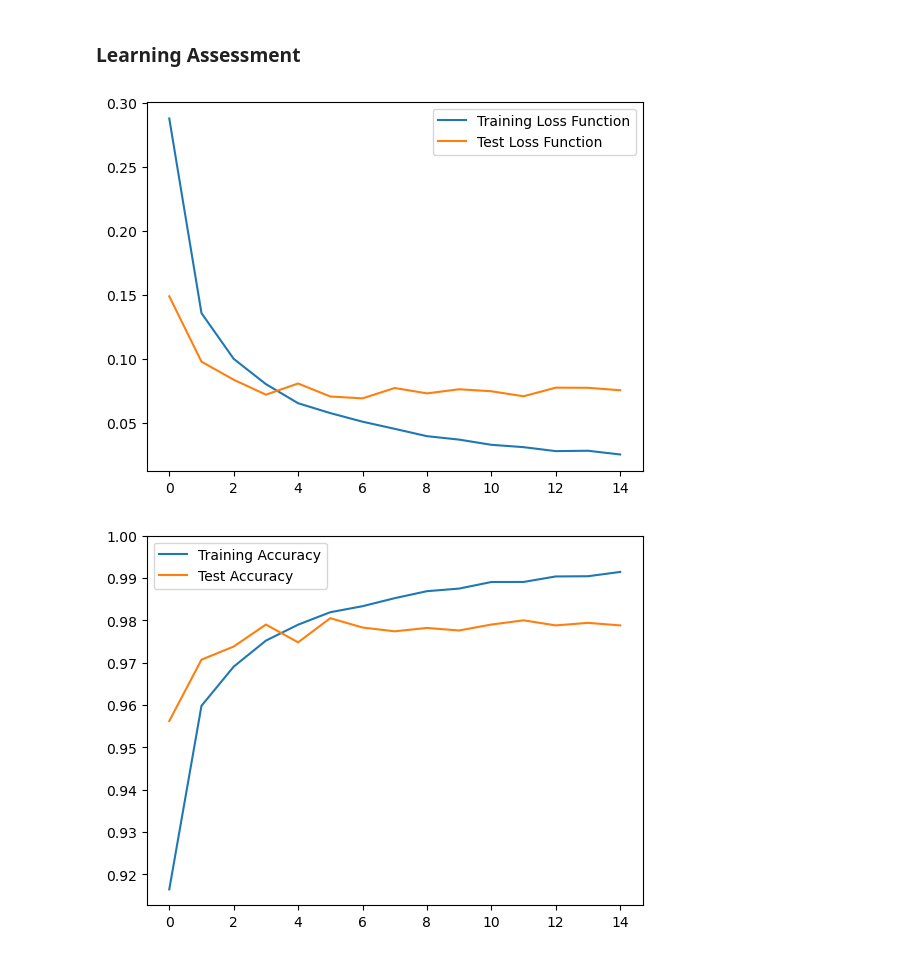
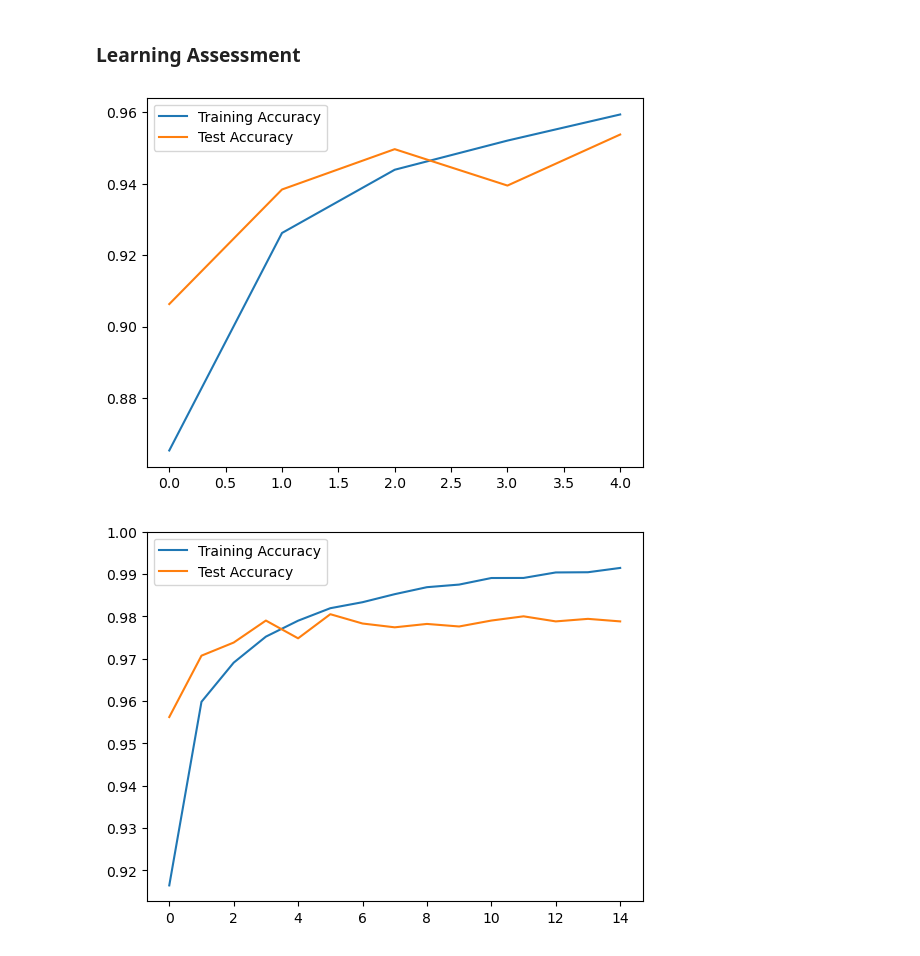
Before and after one commit to toelt-llc/COURSE-SUPSI-Lectures-2024, a Jupyter notebook: 1 - Keras and TF/code/Easy_Network_with_Keras.ipynb, the cells around one changed output. Saved outputs shown, nothing was run; the diff lists cells and outputs as text; code cells hidden in the pictures.

```diff
--- a/1 - Keras and TF/code/Easy_Network_with_Keras.ipynb
+++ b/1 - Keras and TF/code/Easy_Network_with_Keras.ipynb
@@ -16,4 +20,4 @@ import matplotlib.pyplot as plt
 mnist = tf.keras.datasets.mnist
 
 (x_train, y_train), (x_test, y_test) = mnist.load_data()
-x_train, x_test = x_train / 255.0, x_test / 255.0
+x_train, x_test = x_train / 2550.0, x_test / 2550.0
@@ -43,7 +51,8 @@ Text(0.5, 1.0, 'Label is 9')
 model = tf.keras.models.Sequential([
   tf.keras.layers.Flatten(input_shape=(28, 28)),
   tf.keras.layers.Dense(128, activation='relu'),
-  tf.keras.layers.Dropout(0.2),
+  tf.keras.layers.Dense(64, activation='relu'),
+  #tf.keras.layers.Dropout(0.2),
   tf.keras.layers.Dense(10, activation='softmax')
 ])
 
@@ -51,6 +60,6 @@ model.compile(optimizer='adam',
               loss='sparse_categorical_crossentropy',
               metrics=['accuracy'])
 # %%
-history = model.fit(x_train, y_train, epochs=15, validation_data=(x_test, y_test))
-model.evaluate(x_test,  y_test, verbose=2)
+history = model.fit(x_train, y_train, epochs=5, validation_data=(x_test, y_test))
+#model.evaluate(x_test,  y_test, verbose=2)
 # %% [output]
@@ -84,12 +76,12 @@ Let's check how the network is learning by plotting the loss function for the tr
 # %% [markdown]
 ### Learning Assessment
 # %%
-plt.plot(history.history['loss'], label = 'Training Loss Function')
-plt.plot(history.history['val_loss'], label = 'Test Loss Function')
+plt.plot(history.history['accuracy'], label = 'Training Accuracy')
+plt.plot(history.history['val_accuracy'], label = 'Test Accuracy')
 plt.legend()
 plt.show()
 # %% [output]
-[figure, old version]
+[figure, new version]
 # %%
 plt.plot(history.history['accuracy'], label = 'Training Accuracy')
 plt.plot(history.history['val_accuracy'], label = 'Test Accuracy')
```
Also changed, not shown: parts of 7 cells of this notebook.
